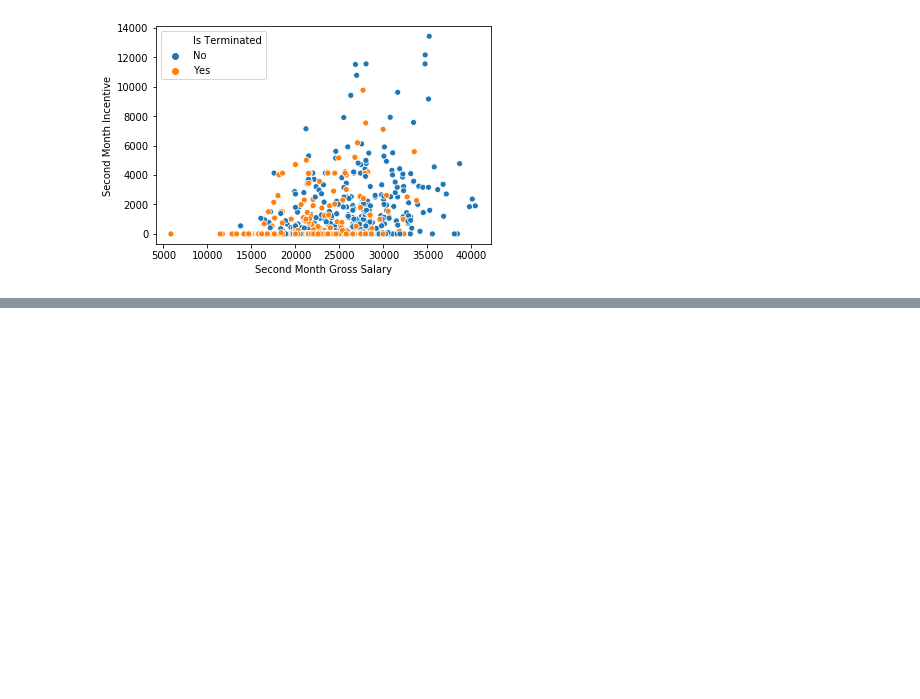
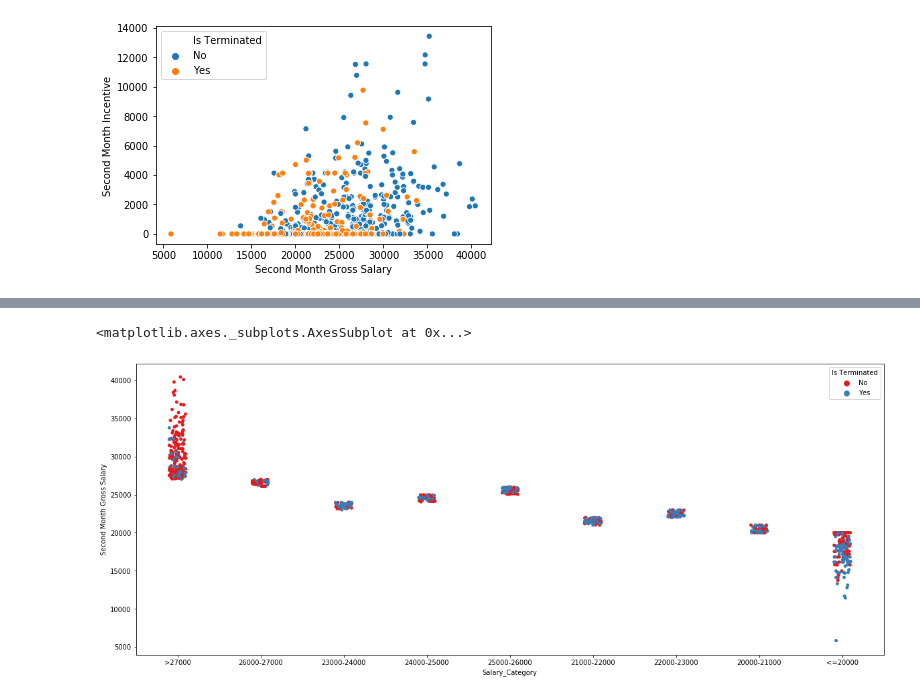
Before and after one commit to teamstarkcs2020/DS2020_HR_Data_Analysis, a Jupyter notebook: HR_Data_Descriptive_Analysis_3.ipynb, the cells around one changed output, grey strips where cells are left out. Drawn from its saved outputs; the diff is of its cells as text; code cells hidden in the pictures; blank space fills up the shorter version.

```diff
--- a/HR_Data_Descriptive_Analysis_3.ipynb
+++ b/HR_Data_Descriptive_Analysis_3.ipynb
@@ -113,0 +129,6 @@ ax = sns.scatterplot(x="Second Month Gross Salary", y="Second Month Incentive",
+# %%
+plt.subplots(figsize=(20,8))
+sns.stripplot(x="Salary_Category",y="Second Month Gross Salary",data=df, jitter=True,hue='Is Terminated',palette='Set1')
+# %% [output]
+<matplotlib.axes._subplots.AxesSubplot at 0x...>
+[figure, added]
```
Also changed, not shown: parts of 1 cell of this notebook.
